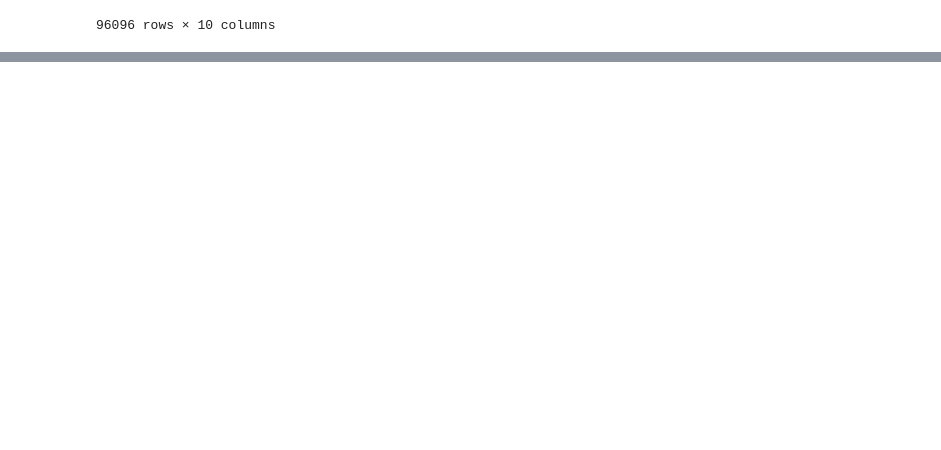
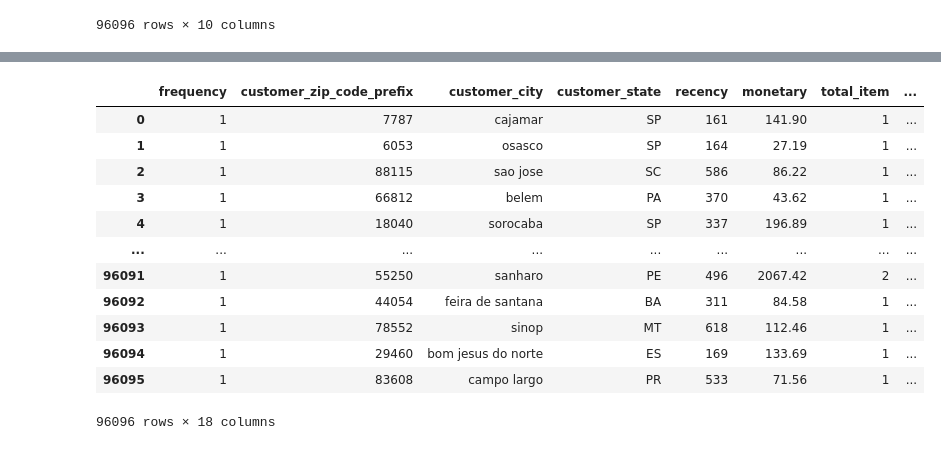
Before and after one commit to Avcuongy/data-mining-project, a Jupyter notebook: notebooks/3_univariate.ipynb, the cells around one changed output, grey strips where cells are left out. Saved outputs shown, nothing was run; the diff lists cells and outputs as text; code cells hidden in the pictures; blank space fills up the shorter version.

```diff
--- a/notebooks/3_univariate.ipynb
+++ b/notebooks/3_univariate.ipynb
@@ -525,0 +551,38 @@ olist_customers
+# %%
+# dominant_payment_type
+# - Nếu có 1 mode duy nhất -> dùng mode
+# - Nếu nhiều mode -> dùng payment_type gần nhất (last)
+
+# Sort theo thời gian mua
+df_merge = df_merge.sort_values(
+    by=["customer_unique_id", "order_purchase_timestamp"]
+)
+
+def mode_or_last(x):
+    modes = x.mode()
+
+    # có 1 mode duy nhất
+    if len(modes) == 1:
+        return modes.iloc[0]
+
+    # nhiều mode -> lấy last
+    return x.iloc[-1]
+
+dominant_payment_type_df = (
+    df_merge
+    .groupby("customer_unique_id")["payment_type"]
+    .agg(mode_or_last)
+    .reset_index()
+    .rename(columns={
+        "payment_type": "dominant_payment_type"
+    })
+)
+
+# Join vào olist_customers
+olist_customers = olist_customers.merge(
+    dominant_payment_type_df,
+    on="customer_unique_id",
+    how="left"
+)
+
+olist_customers
@@ -525,0 +797,20 @@ olist_customers
+# %%
+olist_customers = olist_customers.drop(
+    columns=["customer_unique_id"]
+)
+
+olist_customers
+# %% [output]
+|  | frequency | customer_zip_code_prefix | customer_city | customer_state | recency | monetary | total_item | ... |
+| 0 | 1 | 7787 | cajamar | SP | 161 | 141.90 | 1 | ... |
+| 1 | 1 | 6053 | osasco | SP | 164 | 27.19 | 1 | ... |
+| 2 | 1 | 88115 | sao jose | SC | 586 | 86.22 | 1 | ... |
+| 3 | 1 | 66812 | belem | PA | 370 | 43.62 | 1 | ... |
+| 4 | 1 | 18040 | sorocaba | SP | 337 | 196.89 | 1 | ... |
+| ... | ... | ... | ... | ... | ... | ... | ... | ... |
+| 96091 | 1 | 55250 | sanharo | PE | 496 | 2067.42 | 2 | ... |
+| 96092 | 1 | 44054 | feira de santana | BA | 311 | 84.58 | 1 | ... |
+| 96093 | 1 | 78552 | sinop | MT | 618 | 112.46 | 1 | ... |
+| 96094 | 1 | 29460 | bom jesus do norte | ES | 169 | 133.69 | 1 | ... |
+| 96095 | 1 | 83608 | campo largo | PR | 533 | 71.56 | 1 | ... |
+96096 rows × 18 columns
```
Also changed, not shown: parts of 10 cells of this notebook.
